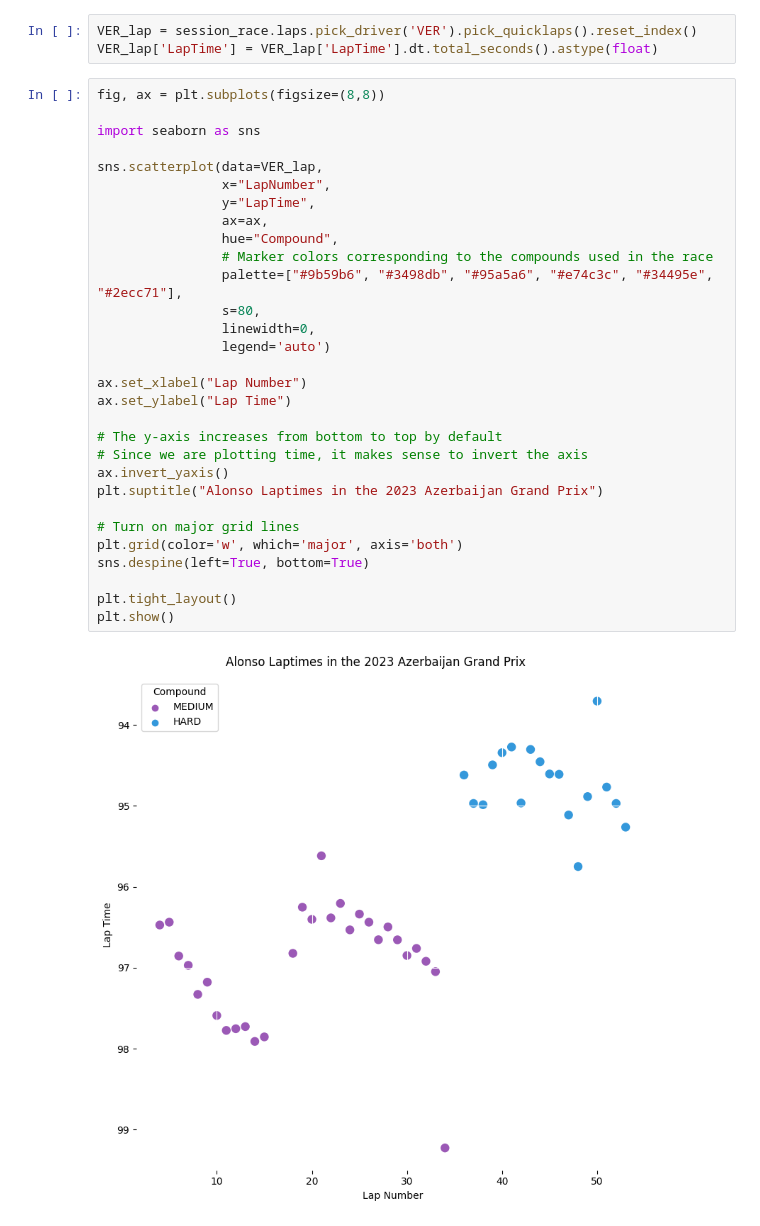
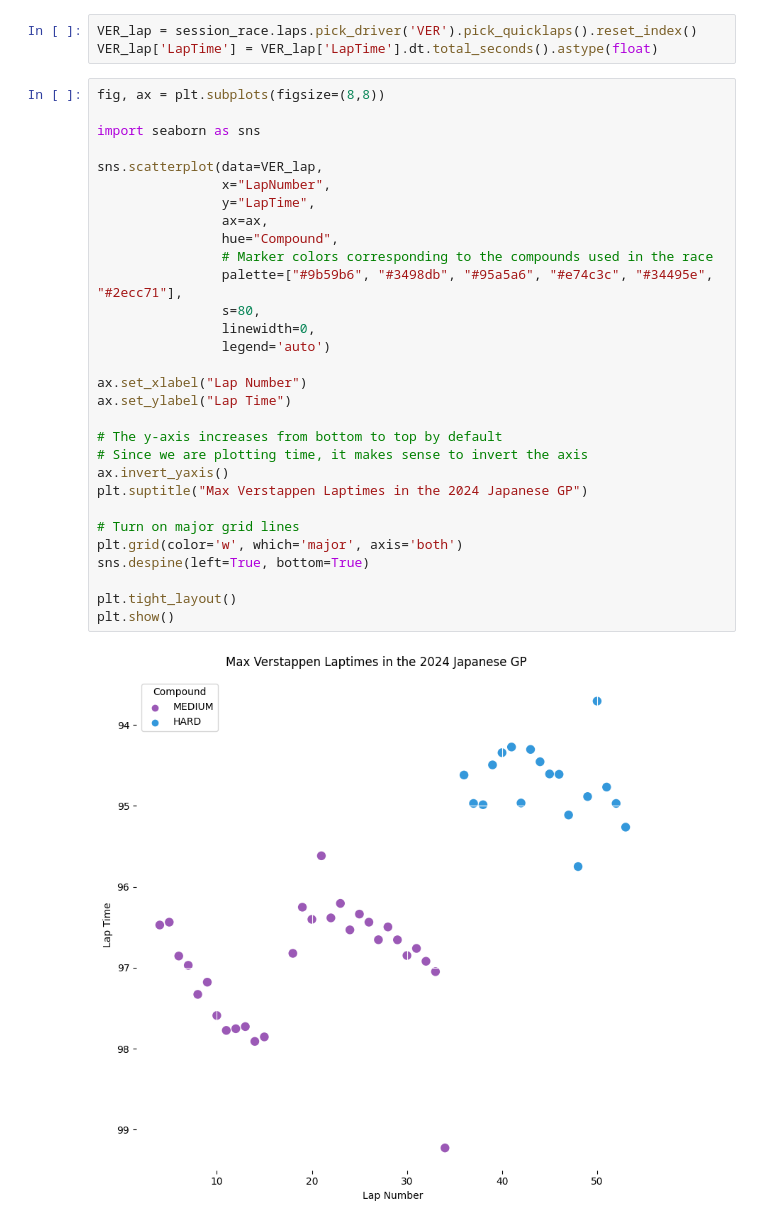
Before and after one commit to AmitSahoo45/F1-DATA-ANALYSIS, a Jupyter notebook: 2024/04-Japan/RaceAnalysis.ipynb, the cells around one changed output. Saved outputs shown, nothing was run; the diff lists cells and outputs as text.

Commit message:
Working on Japanese GP

```diff
--- a/2024/04-Japan/RaceAnalysis.ipynb
+++ b/2024/04-Japan/RaceAnalysis.ipynb
@@ -83,32 +81,32 @@ VER_lap['LapTime'] = VER_lap['LapTime'].dt.total_seconds().astype(float)
 # %%
 fig, ax = plt.subplots(figsize=(8,8))
 
 import seaborn as sns
 
 sns.scatterplot(data=VER_lap,
                 x="LapNumber",
                 y="LapTime",
                 ax=ax,
                 hue="Compound",
                 # Marker colors corresponding to the compounds used in the race
                 palette=["#9b59b6", "#3498db", "#95a5a6", "#e74c3c", "#34495e", "#2ecc71"],
                 s=80,
                 linewidth=0,
                 legend='auto')
 
 ax.set_xlabel("Lap Number")
 ax.set_ylabel("Lap Time")
 
 # The y-axis increases from bottom to top by default
 # Since we are plotting time, it makes sense to invert the axis
 ax.invert_yaxis()
-plt.suptitle("Alonso Laptimes in the 2023 Azerbaijan Grand Prix")
+plt.suptitle("Max Verstappen Laptimes in the 2024 Japanese GP")
 
 # Turn on major grid lines
 plt.grid(color='w', which='major', axis='both')
 sns.despine(left=True, bottom=True)
 
 plt.tight_layout()
 plt.show()
 # %% [output]
-[figure, old version]
+[figure, new version]
```
Also changed, not shown: parts of 5 cells of this notebook, 1 other file.
